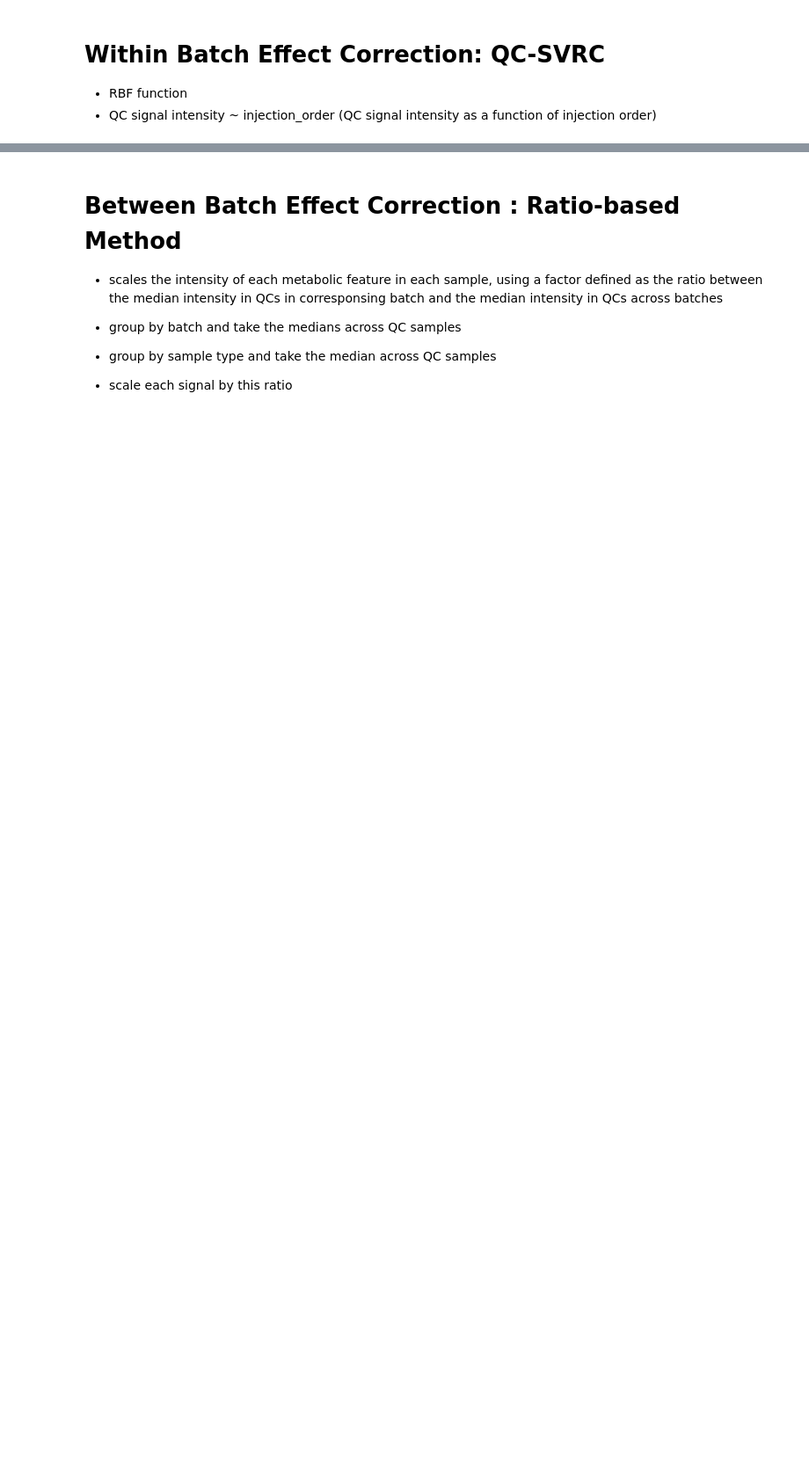
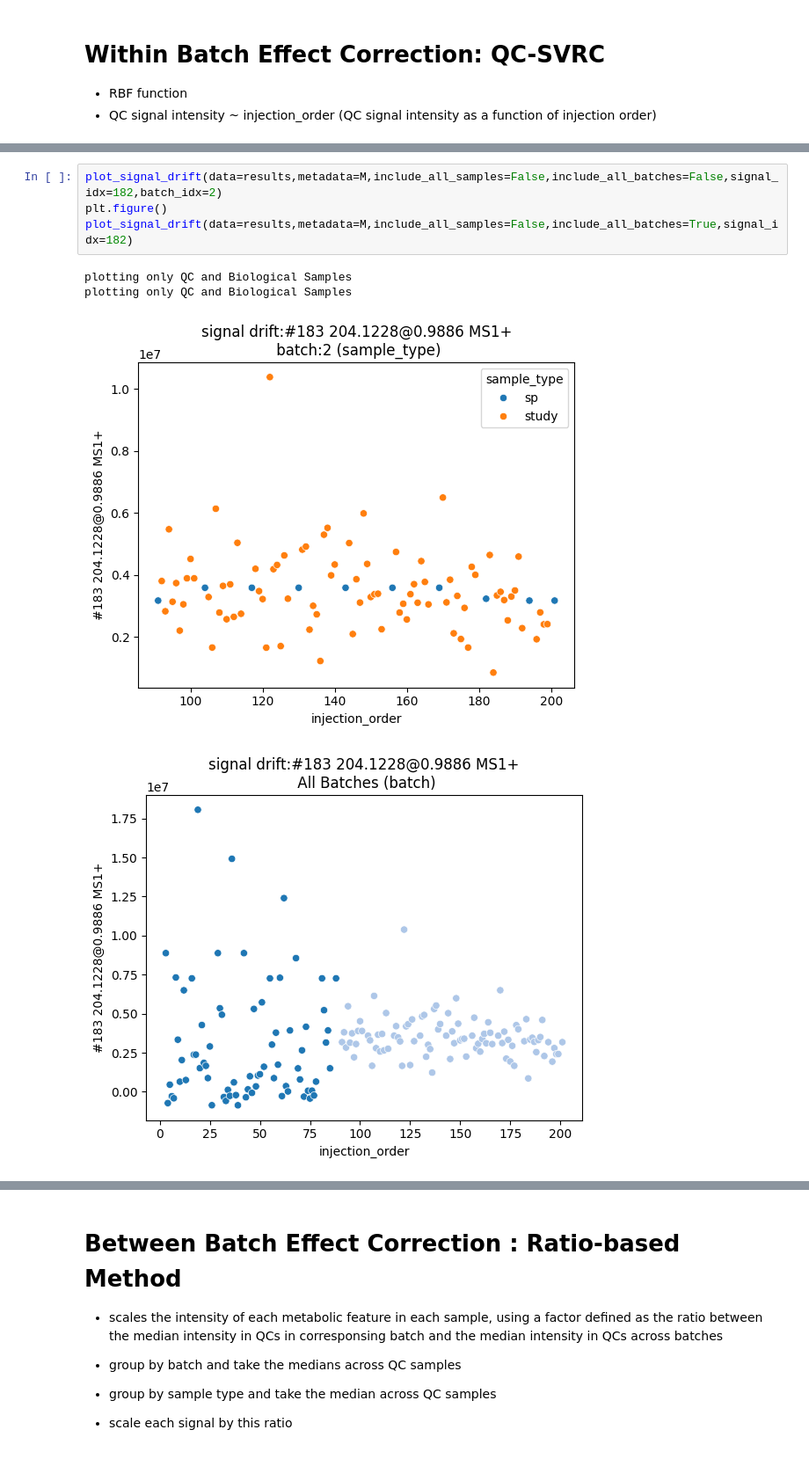
Before and after one commit to JulianAileru/MultiBatchAssessment, a Jupyter notebook: src/fbsc-1.ipynb, the cells around one changed output, grey strips where cells are left out. Shown at 88% size. Cells and saved outputs as stored; diff of their text form; blank space fills up the shorter version.

```diff
--- a/src/fbsc-1.ipynb
+++ b/src/fbsc-1.ipynb
@@ -128,0 +165,9 @@ plotting only QC and Biological Samples
+# %%
+plot_signal_drift(data=results,metadata=M,include_all_samples=False,include_all_batches=False,signal_idx=182,batch_idx=2)
+plt.figure()
+plot_signal_drift(data=results,metadata=M,include_all_samples=False,include_all_batches=True,signal_idx=182)
+# %% [output]
+plotting only QC and Biological Samples
+plotting only QC and Biological Samples
+[figure, added]
+[figure, added]
```
Also changed, not shown: parts of 14 cells of this notebook, 1 other file.
